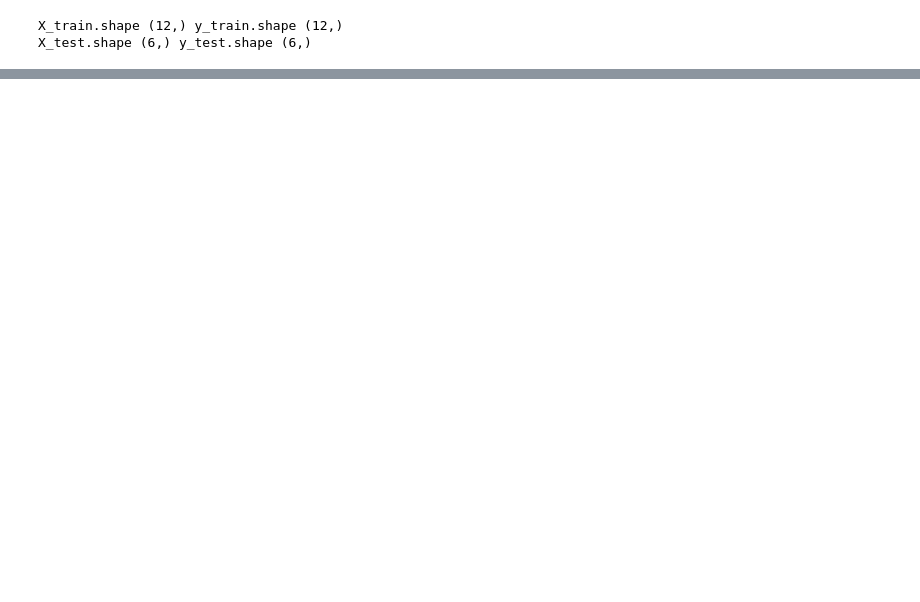
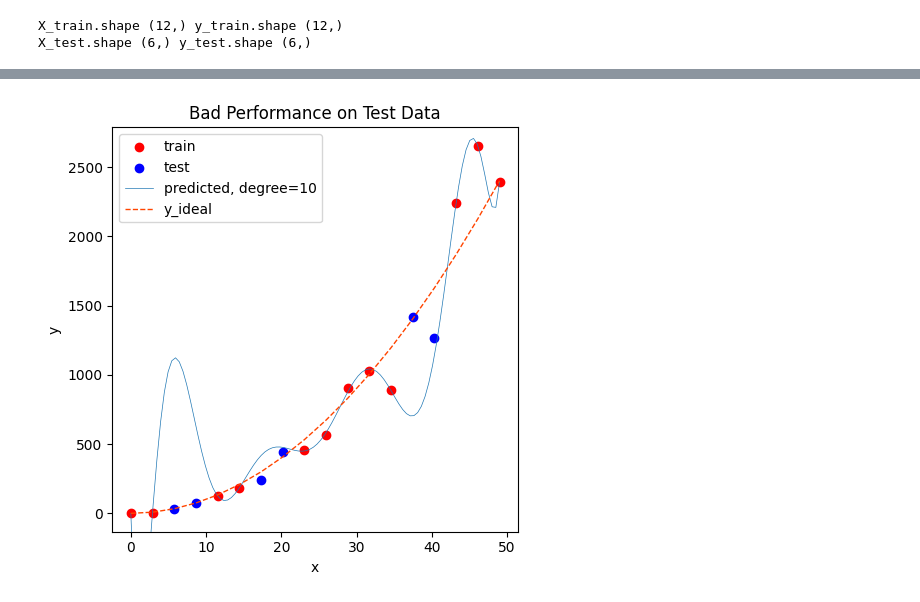
Before and after one commit to SaiVenkatesh007/Regularized-Neural-Network, a Jupyter notebook: code.ipynb, the cells around one changed output, grey strips where cells are left out. Saved outputs shown, nothing was run; the diff lists cells and outputs as text; code cells hidden in the pictures; blank space fills up the shorter version.

```diff
--- a/code.ipynb
+++ b/code.ipynb
@@ -31,0 +36,5 @@ plt.show()
+# %%
+degree = 10
+
+linmodel = LinModel(degree=degree)
+linmodel.fit(X_train=X_train, y_train=y_train)
@@ -31,0 +51,21 @@ plt.show()
+# %%
+x = np.linspace(0, int(X.max()), 100)
+ypred = linmodel.predict(X=x).reshape(-1,1)
+# %%
+fig, ax = plt.subplots(1,1, figsize=(5,5))
+
+ax.set_title("Bad Performance on Test Data", fontsize=12)
+ax.set_xlabel("x")
+ax.set_ylabel("y")
+
+ax.scatter(X_train, y_train, color="red", label="train")
+ax.scatter(X_test, y_test, color="blue", label="test")
+ax.set_xlim(ax.get_xlim())
+ax.set_ylim(ax.get_ylim())
+ax.plot(x, ypred, lw=0.5, label=f"predicted, degree={degree}")
+ax.plot(x_ideal, y_ideal, "--", color="orangered", label="y_ideal", lw=1)
+ax.legend(loc='upper left')
+plt.tight_layout()
+plt.show()
+# %% [output]
+[figure, added]
```
Also changed, not shown: parts of 7 cells of this notebook, 1 other file.
